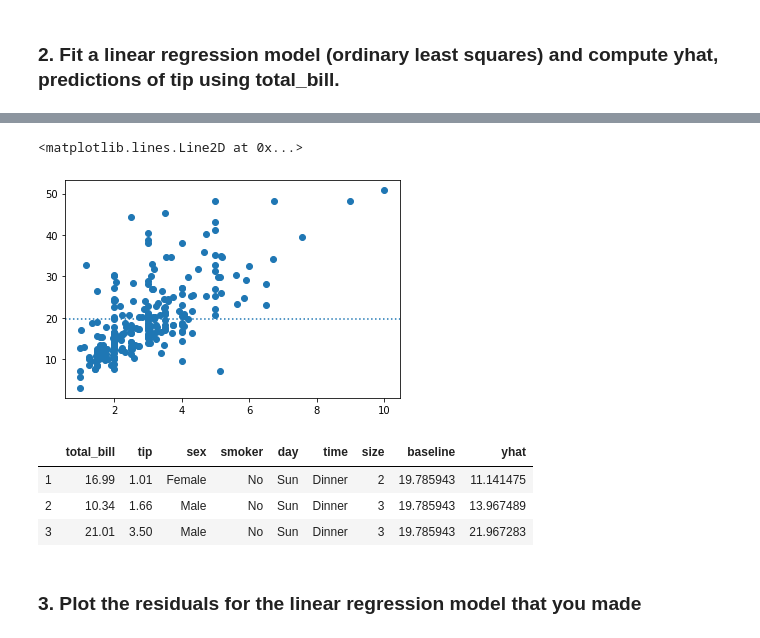
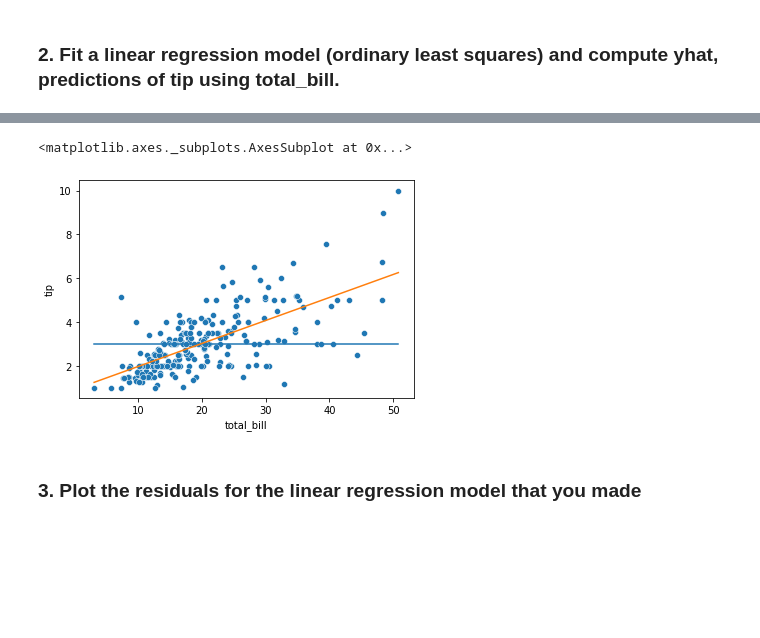
Before and after one commit to QuantumKane/regression-exercises, a Jupyter notebook: evaluate.ipynb, the cells around one changed output, grey strips where cells are left out. Saved outputs shown, nothing was run; the diff lists cells and outputs as text; code cells hidden in the pictures; blank space fills up the shorter version.

```diff
--- a/evaluate.ipynb
+++ b/evaluate.ipynb
@@ -48,24 +52,12 @@ df.head(3)
-# %%
-# plot data with baseline:
-
-plt.scatter(x, y)
-plt.axhline(y.mean(), ls = ':')
-# %% [output]
-<matplotlib.lines.Line2D at 0x...>
-[figure, removed]
-# %%
-# generate parameters, i.e. create model
-ols_model = ols('total_bill ~ tip', data=df).fit()
-
-# compute predictions and add to original dataframe
-df['yhat'] = ols_model.predict(x)
-
-df.head(3)
-# %% [output]
-|  | total_bill | tip | sex | smoker | day | time | size | baseline | yhat |
-| 1 | 16.99 | 1.01 | Female | No | Sun | Dinner | 2 | 19.785943 | 11.141475 |
-| 2 | 10.34 | 1.66 | Male | No | Sun | Dinner | 3 | 19.785943 | 13.967489 |
-| 3 | 21.01 | 3.50 | Male | No | Sun | Dinner | 3 | 19.785943 | 21.967283 |
+# %%
+# plot data with baseline:
+
+sns.scatterplot(x = 'total_bill', y = 'tip', data = df)
+sns.lineplot(x = 'total_bill', y = 'baseline', data = df)
+sns.lineplot(x = 'total_bill', y = 'yhat', data = df)
+# %% [output]
+<matplotlib.axes._subplots.AxesSubplot at 0x...>
+[figure, added]
 # %% [markdown]
 ### 3. Plot the residuals for the linear regression model that you made
 # %%
```
Also changed, not shown: parts of 28 cells of this notebook.
